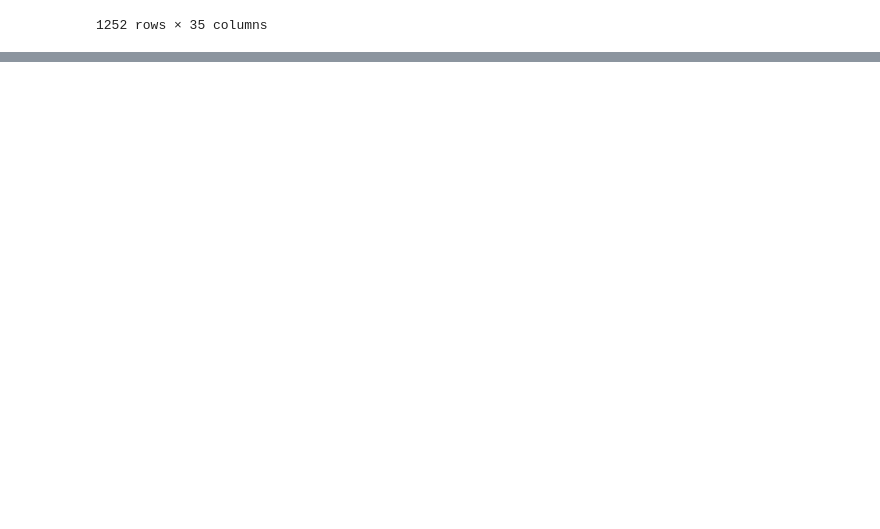
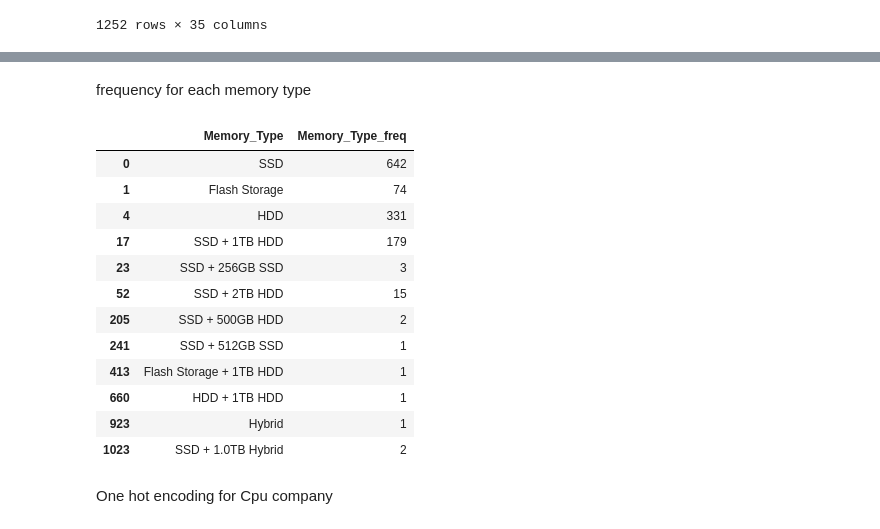
Before and after one commit to Namir50/Laptop-Price-Prediction-App, a Jupyter notebook: notebook/laptop_dataset_eda_and_feature_engg.ipynb, the cells around one changed output, grey strips where cells are left out. Saved outputs shown, nothing was run; the diff lists cells and outputs as text; code cells hidden in the pictures; blank space fills up the shorter version.

```diff
--- a/notebook/laptop_dataset_eda_and_feature_engg.ipynb
+++ b/notebook/laptop_dataset_eda_and_feature_engg.ipynb
@@ -1428,0 +1478,6 @@ df.to_csv('laptop_data_refined.csv',index=False)
+# %%
+df_memory_type_freq = df['Memory_Type'].value_counts()
+
+df['Memory_Type_freq'] = df['Memory_Type'].map(df_memory_type_freq)
+
+df
@@ -1428,0 +1498,20 @@ df.to_csv('laptop_data_refined.csv',index=False)
+# %% [markdown]
+frequency for each memory type
+# %%
+df[['Memory_Type','Memory_Type_freq']].drop_duplicates()
+# %% [output]
+|  | Memory_Type | Memory_Type_freq |
+| 0 | SSD | 642 |
+| 1 | Flash Storage | 74 |
+| 4 | HDD | 331 |
+| 17 | SSD + 1TB HDD | 179 |
+| 23 | SSD + 256GB SSD | 3 |
+| 52 | SSD + 2TB HDD | 15 |
+| 205 | SSD + 500GB HDD | 2 |
+| 241 | SSD + 512GB SSD | 1 |
+| 413 | Flash Storage + 1TB HDD | 1 |
+| 660 | HDD + 1TB HDD | 1 |
+| 923 | Hybrid | 1 |
+| 1023 | SSD + 1.0TB Hybrid | 2 |
+# %% [markdown]
+One hot encoding for Cpu company
```
Also changed, not shown: parts of 7 cells of this notebook, 2 other files.
